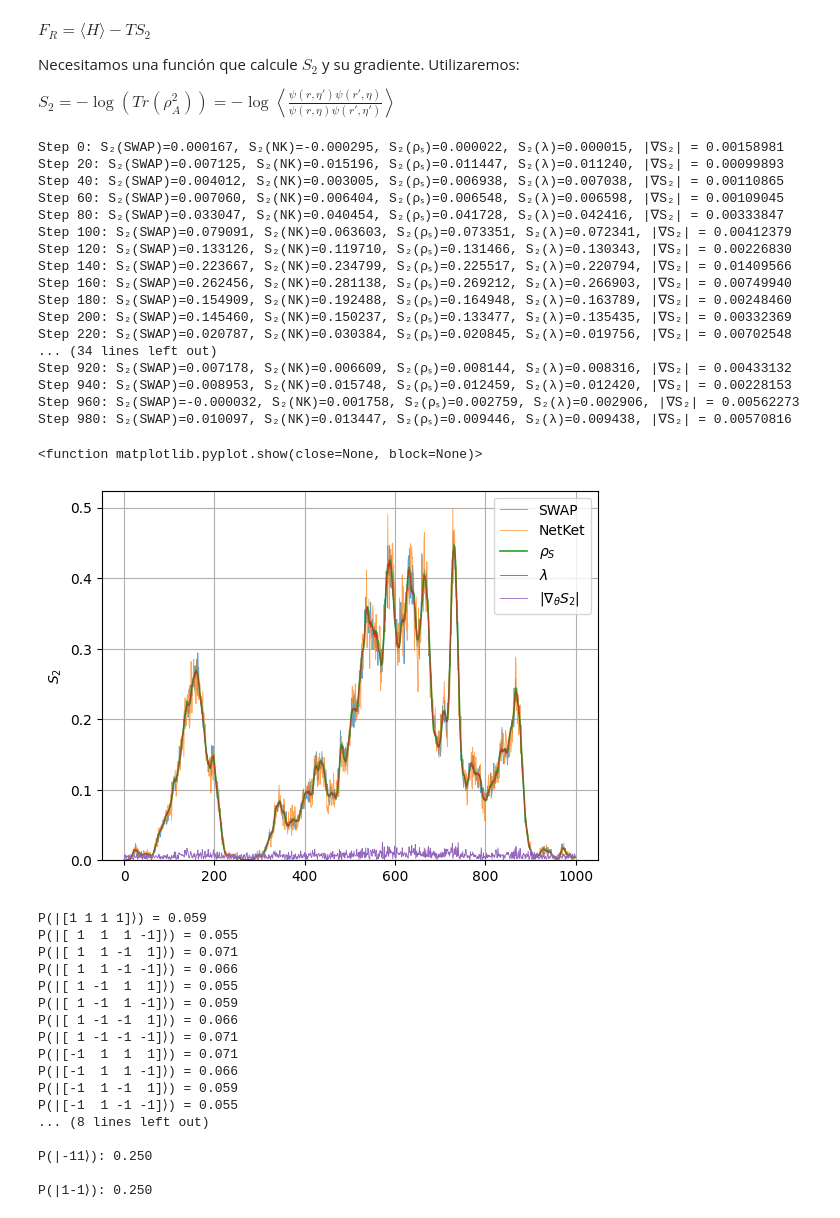
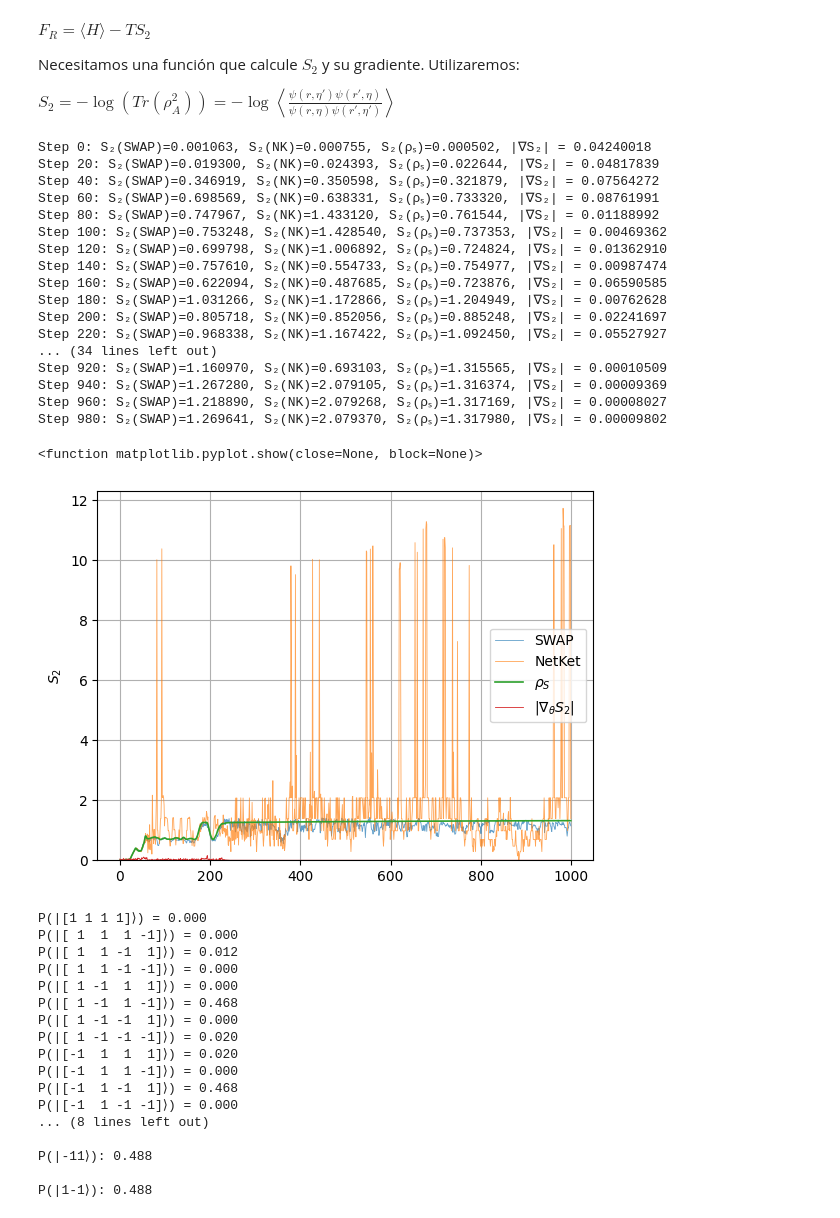
Before and after one commit to ismaelcastrouimp/TFM, a Jupyter notebook: Ancilla_Ising.ipynb, the cells around one changed output. Saved outputs shown, nothing was run; the diff lists cells and outputs as text; code cells hidden in the pictures.

Commit message:
More tests, exact gradient

```diff
--- a/Ancilla_Ising.ipynb
+++ b/Ancilla_Ising.ipynb
@@ -1412,60 +1441,61 @@ S2_obs = nk.experimental.observable.Renyi2EntanglementEntropy(hi_extended, parti
 for step in range(1000):
     S2_nk = vstate.expect(S2_obs).mean.real*np.log(2)
     S2, S2_grad_2 = renyi2_entropy_and_grad_sampled(vstate, partition, vstate.n_samples)
-    # S2, S2_grad_2 = renyi2_value_and_grad_lambda(vstate, hi_extended, partition, vstate.n_samples, 10)
-    S2_lambda, S2_grad_2 = renyi2_entropy_and_grad_lambda_integral(vstate, partition, vstate.n_samples, n_lambda=20)
+    # S2, S2_grad_2 = renyi2_grad_exact(vstate, partition)
+    # S2_lambda, _ = renyi2_value_and_grad_lambda(vstate, hi_extended, partition, vstate.n_samples, 10)
+    # S2_lambda, S2_grad_2 = renyi2_entropy_and_grad_lambda_integral(vstate, partition, vstate.n_samples, n_lambda=20)
     S2_trace = renyi2_entropy_exact(vstate, partition)[0]
     S2_grad = jnp.linalg.norm(jax.flatten_util.ravel_pytree(S2_grad_2)[0])
 
     S_grad = jax.tree_util.tree_map(
         lambda grad_S2:  - grad_S2,
         S2_grad_2
     )
 
     updates, opt_state = optimizer.update(S_grad, opt_state, vstate.parameters)
     vstate.parameters = optax.apply_updates(vstate.parameters, updates)
 
     S2_history_swap.append(S2)
     S2_history_nk.append(S2_nk)
     S2_history_trace.append(S2_trace)
-    s2_lambda_history.append(S2_lambda)
+    # s2_lambda_history.append(S2_lambda)
     S2_grad_history.append(S2_grad)
     a = vstate.expect_and_grad(H_extended)
 
     if step % 20 == 0:
         grad_norm = jnp.linalg.norm(jax.flatten_util.ravel_pytree(S_grad)[0])
-        print(f"Step {step}: S₂(SWAP)={S2:.6f}, S₂(NK)={S2_nk:.6f}, S₂(ρₛ)={S2_trace:.6f}, S₂(λ)={S2_lambda:.6f}, |∇S₂| = {S2_grad:.8f}")
+        print(f"Step {step}: S₂(SWAP)={S2:.6f}, S₂(NK)={S2_nk:.6f}, S₂(ρₛ)={S2_trace:.6f}, |∇S₂| = {S2_grad:.8f}")
 
 plt.plot(S2_history_swap, label="SWAP", linewidth=0.6, alpha=0.7)
 plt.plot(S2_history_nk, label="NetKet", linewidth=0.6, alpha=0.7)
 plt.plot(S2_history_trace, label=r"$\rho_S$", linewidth=1.2)
-plt.plot(s2_lambda_history, label=r"$\lambda$", linewidth=0.6, alpha=0.9)
+# plt.plot(s2_lambda_history, label=r"$\lambda$", linewidth=0.6, alpha=0.9)
 plt.plot(S2_grad_history, label=r"$|\nabla_\theta S_2$|", linewidth=0.6,)
 plt.ylabel(r"$S_2$")
 plt.ylim(0,)
 plt.grid()
 plt.legend()
 plt.show
 # %% [output]
-Step 0: S₂(SWAP)=0.000167, S₂(NK)=-0.000295, S₂(ρₛ)=0.000022, S₂(λ)=0.000015, |∇S₂| = 0.00158981
-Step 20: S₂(SWAP)=0.007125, S₂(NK)=0.015196, S₂(ρₛ)=0.011447, S₂(λ)=0.011240, |∇S₂| = 0.00099893
-Step 40: S₂(SWAP)=0.004012, S₂(NK)=0.003005, S₂(ρₛ)=0.006938, S₂(λ)=0.007038, |∇S₂| = 0.00110865
-Step 60: S₂(SWAP)=0.007060, S₂(NK)=0.006404, S₂(ρₛ)=0.006548, S₂(λ)=0.006598, |∇S₂| = 0.00109045
-Step 80: S₂(SWAP)=0.033047, S₂(NK)=0.040454, S₂(ρₛ)=0.041728, S₂(λ)=0.042416, |∇S₂| = 0.00333847
-Step 100: S₂(SWAP)=0.079091, S₂(NK)=0.063603, S₂(ρₛ)=0.073351, S₂(λ)=0.072341, |∇S₂| = 0.00412379
-Step 120: S₂(SWAP)=0.133126, S₂(NK)=0.119710, S₂(ρₛ)=0.131466, S₂(λ)=0.130343, |∇S₂| = 0.00226830
-Step 140: S₂(SWAP)=0.223667, S₂(NK)=0.234799, S₂(ρₛ)=0.225517, S₂(λ)=0.220794, |∇S₂| = 0.01409566
-Step 160: S₂(SWAP)=0.262456, S₂(NK)=0.281138, S₂(ρₛ)=0.269212, S₂(λ)=0.266903, |∇S₂| = 0.00749940
-Step 180: S₂(SWAP)=0.154909, S₂(NK)=0.192488, S₂(ρₛ)=0.164948, S₂(λ)=0.163789, |∇S₂| = 0.00248460
-Step 200: S₂(SWAP)=0.145460, S₂(NK)=0.150237, S₂(ρₛ)=0.133477, S₂(λ)=0.135435, |∇S₂| = 0.00332369
-Step 220: S₂(SWAP)=0.020787, S₂(NK)=0.030384, S₂(ρₛ)=0.020845, S₂(λ)=0.019756, |∇S₂| = 0.00702548
+Step 0: S₂(SWAP)=0.001063, S₂(NK)=0.000755, S₂(ρₛ)=0.000502, |∇S₂| = 0.04240018
+Step 20: S₂(SWAP)=0.019300, S₂(NK)=0.024393, S₂(ρₛ)=0.022644, |∇S₂| = 0.04817839
+Step 40: S₂(SWAP)=0.346919, S₂(NK)=0.350598, S₂(ρₛ)=0.321879, |∇S₂| = 0.07564272
+Step 60: S₂(SWAP)=0.698569, S₂(NK)=0.638331, S₂(ρₛ)=0.733320, |∇S₂| = 0.08761991
+Step 80: S₂(SWAP)=0.747967, S₂(NK)=1.433120, S₂(ρₛ)=0.761544, |∇S₂| = 0.01188992
+Step 100: S₂(SWAP)=0.753248, S₂(NK)=1.428540, S₂(ρₛ)=0.737353, |∇S₂| = 0.00469362
+Step 120: S₂(SWAP)=0.699798, S₂(NK)=1.006892, S₂(ρₛ)=0.724824, |∇S₂| = 0.01362910
+Step 140: S₂(SWAP)=0.757610, S₂(NK)=0.554733, S₂(ρₛ)=0.754977, |∇S₂| = 0.00987474
+Step 160: S₂(SWAP)=0.622094, S₂(NK)=0.487685, S₂(ρₛ)=0.723876, |∇S₂| = 0.06590585
+Step 180: S₂(SWAP)=1.031266, S₂(NK)=1.172866, S₂(ρₛ)=1.204949, |∇S₂| = 0.00762628
+Step 200: S₂(SWAP)=0.805718, S₂(NK)=0.852056, S₂(ρₛ)=0.885248, |∇S₂| = 0.02241697
+Step 220: S₂(SWAP)=0.968338, S₂(NK)=1.167422, S₂(ρₛ)=1.092450, |∇S₂| = 0.05527927
 ... (34 lines left out)
-Step 920: S₂(SWAP)=0.007178, S₂(NK)=0.006609, S₂(ρₛ)=0.008144, S₂(λ)=0.008316, |∇S₂| = 0.00433132
-Step 940: S₂(SWAP)=0.008953, S₂(NK)=0.015748, S₂(ρₛ)=0.012459, S₂(λ)=0.012420, |∇S₂| = 0.00228153
-Step 960: S₂(SWAP)=-0.000032, S₂(NK)=0.001758, S₂(ρₛ)=0.002759, S₂(λ)=0.002906, |∇S₂| = 0.00562273
-Step 980: S₂(SWAP)=0.010097, S₂(NK)=0.013447, S₂(ρₛ)=0.009446, S₂(λ)=0.009438, |∇S₂| = 0.00570816
+Step 920: S₂(SWAP)=1.160970, S₂(NK)=0.693103, S₂(ρₛ)=1.315565, |∇S₂| = 0.00010509
+Step 940: S₂(SWAP)=1.267280, S₂(NK)=2.079105, S₂(ρₛ)=1.316374, |∇S₂| = 0.00009369
+Step 960: S₂(SWAP)=1.218890, S₂(NK)=2.079268, S₂(ρₛ)=1.317169, |∇S₂| = 0.00008027
+Step 980: S₂(SWAP)=1.269641, S₂(NK)=2.079370, S₂(ρₛ)=1.317980, |∇S₂| = 0.00009802
 <function matplotlib.pyplot.show(close=None, block=None)>
-[figure, old version]
+[figure, new version]
 # %%
 def visualize_s2_landscape(vstate, partition, optimal_params, n_samples=10000):
     """
@@ -1834,23 +1864,23 @@ print(f"\nP(|-11⟩): {p01:.3f}")
 p10= sum(probabilities[i] for i, state in enumerate(basis_states) if (state[0]==1 and state[1]==-1))
 print(f"\nP(|1-1⟩): {p10:.3f}")
 # %% [output]
-P(|[1 1 1 1]⟩) = 0.059
-P(|[ 1  1  1 -1]⟩) = 0.055
-P(|[ 1  1 -1  1]⟩) = 0.071
-P(|[ 1  1 -1 -1]⟩) = 0.066
-P(|[ 1 -1  1  1]⟩) = 0.055
-P(|[ 1 -1  1 -1]⟩) = 0.059
-P(|[ 1 -1 -1  1]⟩) = 0.066
-P(|[ 1 -1 -1 -1]⟩) = 0.071
-P(|[-1  1  1  1]⟩) = 0.071
-P(|[-1  1  1 -1]⟩) = 0.066
-P(|[-1  1 -1  1]⟩) = 0.059
-P(|[-1  1 -1 -1]⟩) = 0.055
+P(|[1 1 1 1]⟩) = 0.000
+P(|[ 1  1  1 -1]⟩) = 0.000
+P(|[ 1  1 -1  1]⟩) = 0.012
+P(|[ 1  1 -1 -1]⟩) = 0.000
+P(|[ 1 -1  1  1]⟩) = 0.000
+P(|[ 1 -1  1 -1]⟩) = 0.468
+P(|[ 1 -1 -1  1]⟩) = 0.000
+P(|[ 1 -1 -1 -1]⟩) = 0.020
+P(|[-1  1  1  1]⟩) = 0.020
+P(|[-1  1  1 -1]⟩) = 0.000
+P(|[-1  1 -1  1]⟩) = 0.468
+P(|[-1  1 -1 -1]⟩) = 0.000
 ... (8 lines left out)
 
-P(|-11⟩): 0.250
+P(|-11⟩): 0.488
 
-P(|1-1⟩): 0.250
+P(|1-1⟩): 0.488
 # %%
 # Minimizar F = <H> - T S₂
 def free_energy_minimize(vstate,optimizer,T,partition,Hamiltonian,n_samples,n_steps=1000,verbose=True,isFullSum=False,plot=True,
```
Also changed, not shown: parts of 11 cells of this notebook.
